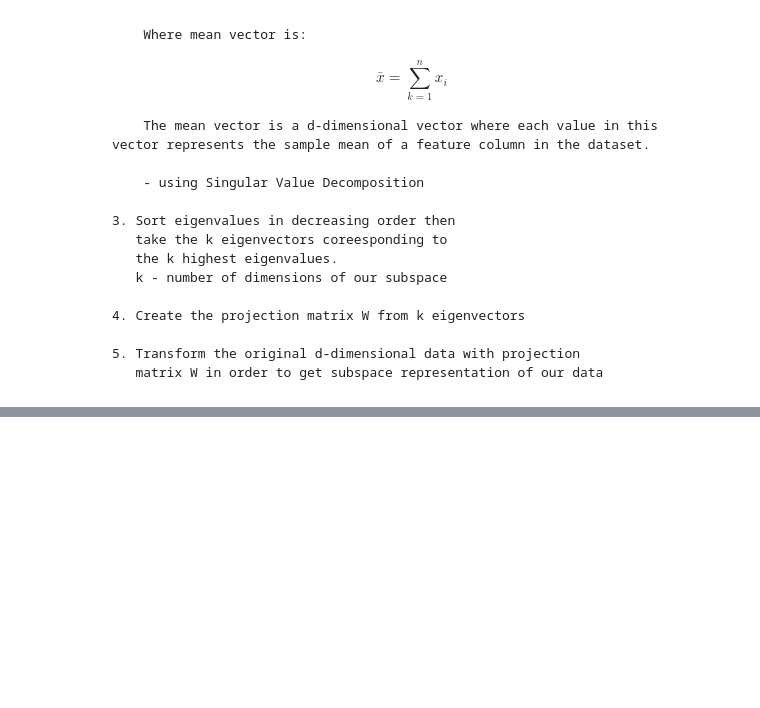
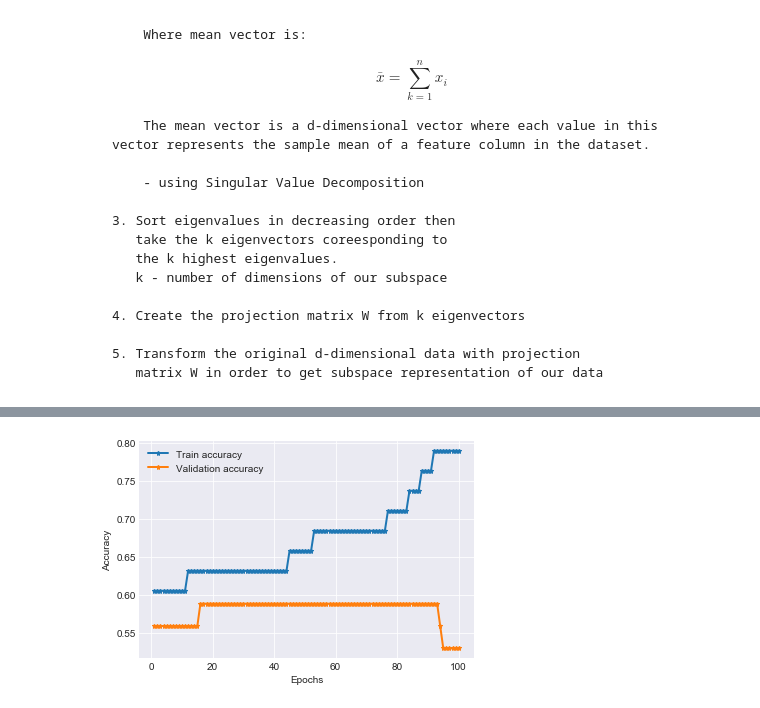
Before and after one commit to KonradDuraj/Gene-Expression-Analysis, a Jupyter notebook: Neural Network for Gene Expression.ipynb, the cells around one changed output, grey strips where cells are left out. Saved outputs shown, nothing was run; the diff lists cells and outputs as text; code cells hidden in the pictures; blank space fills up the shorter version.

```diff
--- a/Neural Network for Gene Expression.ipynb
+++ b/Neural Network for Gene Expression.ipynb
@@ -287,0 +569,18 @@ print(eig_pairs[0][1].shape)
+# %%
+acc_values = history_dict['acc']
+val_acc_values = history_dict['val_acc']
+
+train_acc_line = plt.plot(epochs_as_list, acc_values, label='Train accuracy')
+test_acc_line = plt.plot(epochs_as_list, val_acc_values, label='Validation accuracy')
+
+plt.setp(train_acc_line, linewidth = 2.0, marker = '*', markersize =5.0)
+plt.setp(test_acc_line, linewidth=2.0, marker= '*', markersize = 5.0)
+
+
+plt.xlabel('Epochs')
+plt.ylabel('Accuracy')
+plt.grid(True)
+plt.legend()
+plt.show()
+# %% [output]
+[figure, added]
```
Also changed, not shown: parts of 51 cells of this notebook.
